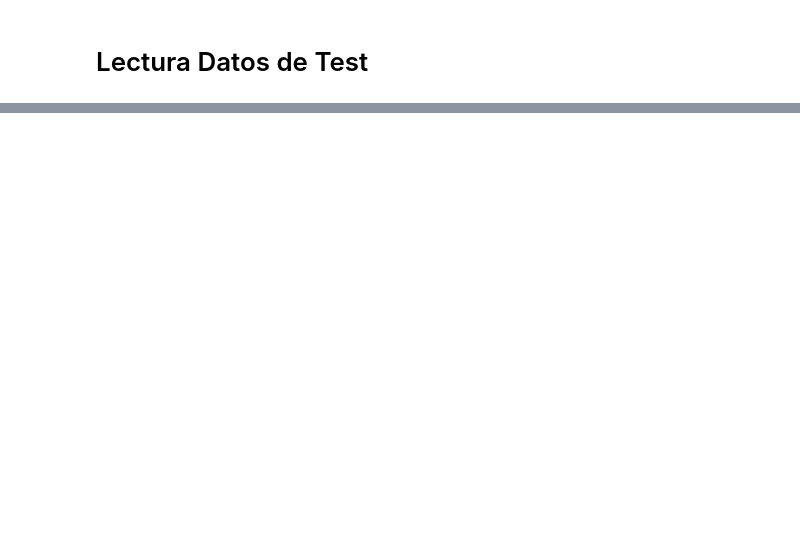
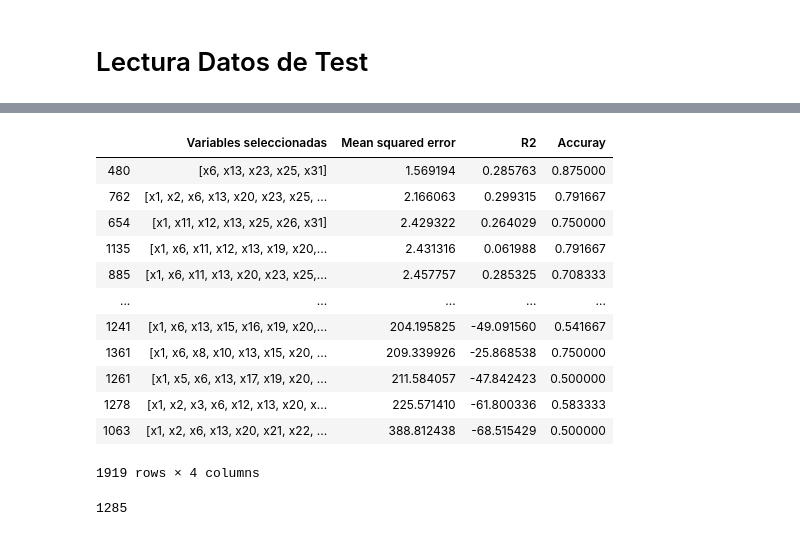
Before and after one commit to mcuscagua/Competencia, a Jupyter notebook: Continuous/Selección de variables.ipynb, the cells around one changed output, grey strips where cells are left out. Drawn from its saved outputs; the diff is of its cells as text; code cells hidden in the pictures; blank space fills up the shorter version.

Commit message:
Final de la variable continua

```diff
--- a/Continuous/Selección de variables.ipynb
+++ b/Continuous/Selección de variables.ipynb
@@ -64,0 +57,22 @@ NameError: name 'X_norm' is not defined
+# %%
+def calculated_metrics(variablesSelected,X_trained_scaled,y_train,X_test_scaled,y_test):
+    X_trained_scaled_aux = X_trained_scaled[variablesSelected].copy()
+    X_test_scaled_aux = X_test_scaled[variablesSelected].copy()
+    ## Regresion para cada cantidad de variables
+    regr = LinearRegression()
+
+    # Train the model using the training sets
+    regr.fit(X_trained_scaled_aux,  y_train['y'].values)
+
+    # Make predictions using the testing set
+    y_pred = regr.predict(X_test_scaled_aux)
+
+    y_pred = pd.DataFrame(y_pred, index=y_test.index, columns=["y_pred"])
+
+    total = y_pred.join(y_test)
+    total['y_menor_-1'] = (total['y']<-1).astype(int)
+    total['y_pred_menor_-1'] = (total['y_pred']<-1).astype(int)
+    total['good_class'] = (total['y_menor_-1']==total['y_pred_menor_-1']).astype(int)
+    accuray =total['good_class'].sum()/len(total)
+    auxRes= pd.DataFrame({'Variables seleccionadas': [variablesSelected], 'Mean squared error': [mean_squared_error(y_test, y_pred)], 'R2': [r2_score(y_test, y_pred)],'Accuray': [accuray]})
+    return auxRes
@@ -64,0 +201,21 @@ NameError: name 'X_norm' is not defined
+# %%
+for i in np.arange(0.1,1.1,0.1):
+    for j in range(1,100):
+        X_train, X_test_aux, y_train_aux, y_test_aux = train_test_split(X, y_train, test_size=0.2)
+        standarscaler = StandardScaler()
+        X_trained_scaled_aux = standarscaler.fit_transform(X_train)
+        X_trained_scaled_aux = pd.DataFrame(X_trained_scaled_aux, index=X_train.index, columns=X_train.columns.values)
+
+        X_test_scaled_aux = standarscaler.transform(X_test_aux)
+
+        X_test_scaled_aux = pd.DataFrame(X_test_scaled_aux, index=X_test_aux.index, columns=X_test_aux.columns.values)
+        Lasso_sel = SelectFromModel(Lasso(alpha=i,max_iter=10000))
+        Lasso_sel.fit(X_trained_scaled_aux, y_train_aux)
+        name_col = f'Lasso alpha: {i} Iteracion: {j}'
+        resultados[name_col] = Lasso_sel.get_support().astype(int)
+        variablesLasso = X_trained_scaled_aux.columns[Lasso_sel.get_support()].values
+        if len(variablesLasso)>0:
+            auxRes= calculated_metrics(variablesLasso,X_trained_scaled,y_train,X_test_scaled,y_test)
+            resultado_scores_ranking_cv = pd.concat([resultado_scores_ranking_cv, auxRes])
+        print(i)
+resultado_scores_ranking_cv.reset_index(inplace = True,drop = True)
@@ -64,0 +242,16 @@ NameError: name 'X_norm' is not defined
+# %%
+resultado_scores_ranking_cv.sort_values('Mean squared error',ascending = True)
+# %% [output]
+|  | Variables seleccionadas | Mean squared error | R2 | Accuray |
+| 480 | [x6, x13, x23, x25, x31] | 1.569194 | 0.285763 | 0.875000 |
+| 762 | [x1, x2, x6, x13, x20, x23, x25, ... | 2.166063 | 0.299315 | 0.791667 |
+| 654 | [x1, x11, x12, x13, x25, x26, x31] | 2.429322 | 0.264029 | 0.750000 |
+| 1135 | [x1, x6, x11, x12, x13, x19, x20,... | 2.431316 | 0.061988 | 0.791667 |
+| 885 | [x1, x6, x11, x13, x20, x23, x25,... | 2.457757 | 0.285325 | 0.708333 |
+| ... | ... | ... | ... | ... |
+| 1241 | [x1, x6, x13, x15, x16, x19, x20,... | 204.195825 | -49.091560 | 0.541667 |
+| 1361 | [x1, x6, x8, x10, x13, x15, x20, ... | 209.339926 | -25.868538 | 0.750000 |
+| 1261 | [x1, x5, x6, x13, x17, x19, x20, ... | 211.584057 | -47.842423 | 0.500000 |
+| 1278 | [x1, x2, x3, x6, x12, x13, x20, x... | 225.571410 | -61.800336 | 0.583333 |
+| 1063 | [x1, x2, x6, x13, x20, x21, x22, ... | 388.812438 | -68.515429 | 0.500000 |
+1919 rows × 4 columns
@@ -64,0 +269,4 @@ NameError: name 'X_norm' is not defined
+# %%
+len(resultadosFinal)
+# %% [output]
+1285
```
Also changed, not shown: parts of 25 cells of this notebook, 19 other files.
